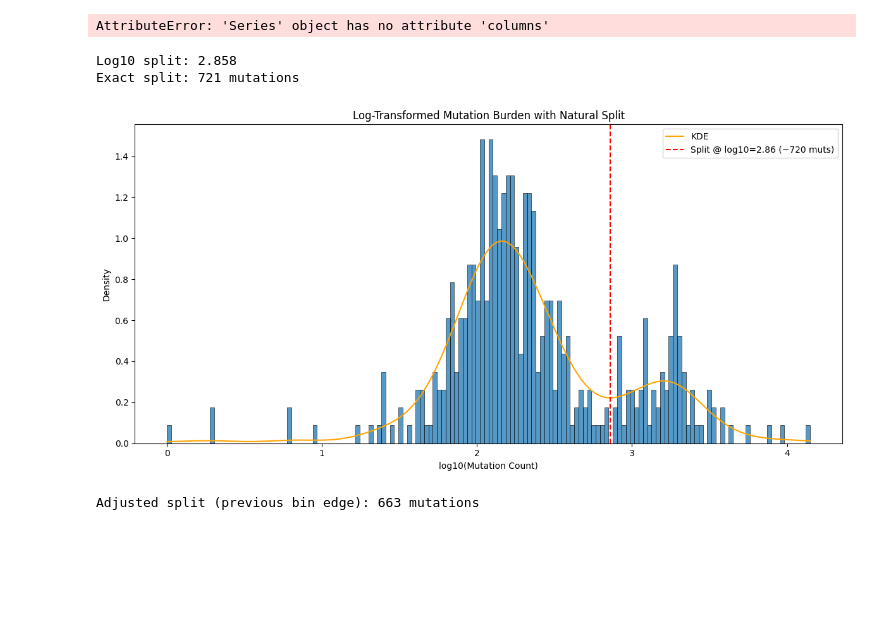
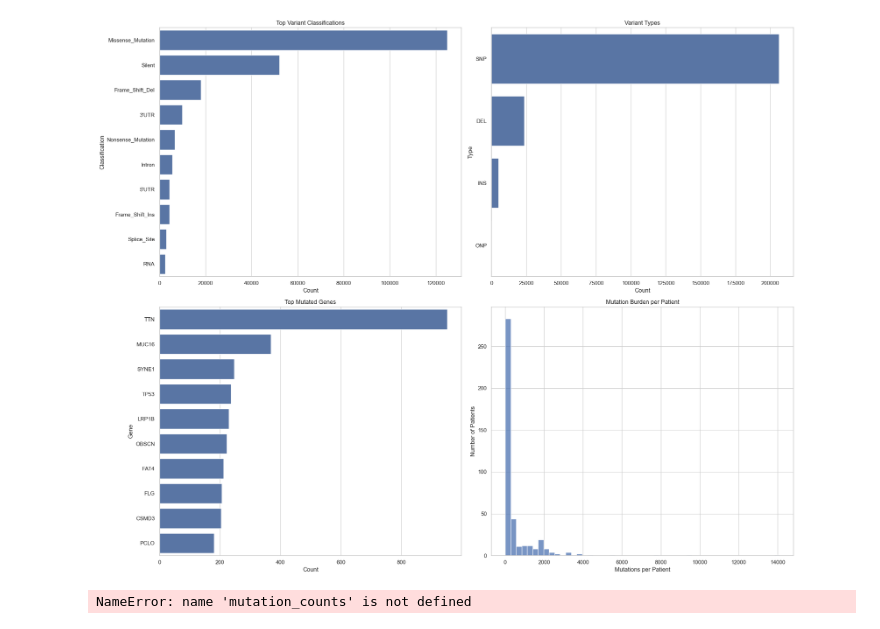
Before and after one commit to anl078/ECE204Repo, a Jupyter notebook: NMF.ipynb, the cells around one changed output. Saved outputs shown, nothing was run; the diff lists cells and outputs as text; code cells hidden in the pictures; blank space fills up the shorter version.

```diff
--- a/NMF.ipynb
+++ b/NMF.ipynb
@@ -6,12 +6,60 @@ import seaborn as sns
 import matplotlib.pyplot as plt
 from sklearn.mixture import GaussianMixture
 df = pd.read_csv("TCGA.STAD.mutations.txt", sep="\t")
+# %%
+import pandas as pd
+import matplotlib.pyplot as plt
+import seaborn as sns
+
+# Clean column names
+df.columns = df.columns.str.strip()
+
+# Set consistent style
+sns.set(style="whitegrid")
+plt.figure(figsize=(20, 16))
+
+# 1. Variant Classification
+plt.subplot(2, 2, 1)
+vc_counts = df['Variant_Classification'].value_counts().head(10)
+sns.barplot(x=vc_counts.values, y=vc_counts.index)
+plt.title("Top Variant Classifications")
+plt.xlabel("Count")
+plt.ylabel("Classification")
+
+# 2. Variant Type
+plt.subplot(2, 2, 2)
+vt_counts = df['Variant_Type'].value_counts()
+sns.barplot(x=vt_counts.values, y=vt_counts.index)
+plt.title("Variant Types")
+plt.xlabel("Count")
+plt.ylabel("Type")
+
+# 3. Top Mutated Genes
+plt.subplot(2, 2, 3)
+gene_counts = df['Hugo_Symbol'].value_counts().head(10)
+sns.barplot(x=gene_counts.values, y=gene_counts.index)
+plt.title("Top Mutated Genes")
+plt.xlabel("Count")
+plt.ylabel("Gene")
+
+# 4. Mutation Burden per Patient
+plt.subplot(2, 2, 4)
+patient_counts = df['patient_id'].value_counts()
+sns.histplot(patient_counts, bins=50, kde=False)
+plt.title("Mutation Burden per Patient")
+plt.xlabel("Mutations per Patient")
+plt.ylabel("Number of Patients")
+
+plt.tight_layout()
+plt.show()
+# %% [output]
+[figure, added]
 # %%
 print(mutation_counts.columns.tolist())
 # Count mutations per patient
 mutation_counts = df['patient_id'].value_counts().sort_index()
 # %% [output]
-AttributeError: 'Series' object has no attribute 'columns'
+NameError: name 'mutation_counts' is not defined
 # %%
 import numpy as np
 import matplotlib.pyplot as plt
@@ -59,10 +107,6 @@ plt.title("Log-Transformed Mutation Burden with Natural Split")
 plt.legend()
 plt.tight_layout()
 plt.show()
-# %% [output]
-Log10 split: 2.858
-Exact split: 721 mutations
-[figure, removed]
 # %%
 # Get histogram bin edges from the KDE-aligned plot
 hist_bins = np.histogram_bin_edges(log_counts, bins=50)
@@ -74,8 +118,6 @@ linear_bins = 10 ** hist_bins
 bin_aligned_split = linear_bins[linear_bins < exact_split].max()
 
 print(f"Adjusted split (previous bin edge): {bin_aligned_split:.0f} mutations")
-# %% [output]
-Adjusted split (previous bin edge): 663 mutations
 # %%
 # Threshold based on natural split
 threshold = 663  # or use int(exact_split) from your earlier KDE step
```
Also changed, not shown: parts of 4 cells of this notebook.
